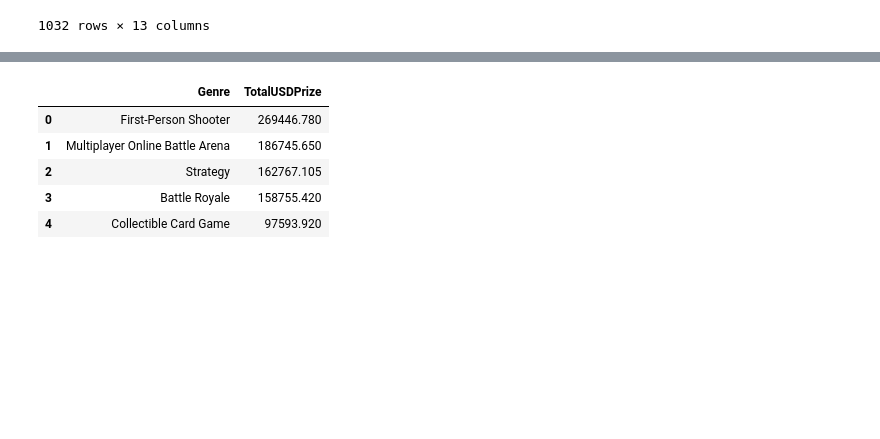
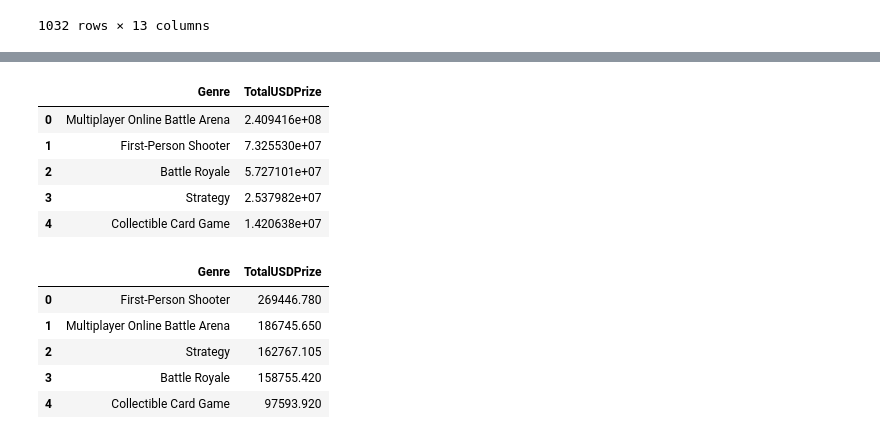
Before and after one commit to com-480-data-visualization/datavis-project-2022-lyl, a Jupyter notebook: EDA_milestone1.ipynb, the cells around one changed output, grey strips where cells are left out. Cells and saved outputs as stored; diff of their text form; code cells hidden in the pictures; blank space fills up the shorter version.

```diff
--- a/EDA_milestone1.ipynb
+++ b/EDA_milestone1.ipynb
@@ -232 +296,11 @@ players_new.groupby('Game').head(1)
+# %%
+# sum USDPrize by Genre
+players_new[['Genre', 'TotalUSDPrize']].groupby('Genre').sum().sort_values(by='TotalUSDPrize',ascending=False).reset_index() #median earnings
+# %% [output]
+|  | Genre | TotalUSDPrize |
+| 0 | Multiplayer Online Battle Arena | 2.409416e+08 |
+| 1 | First-Person Shooter | 7.325530e+07 |
+| 2 | Battle Royale | 5.727101e+07 |
+| 3 | Strategy | 2.537982e+07 |
+| 4 | Collectible Card Game | 1.420638e+07 |
 # %%
```
Also changed, not shown: parts of 22 cells of this notebook, 2 other files.
